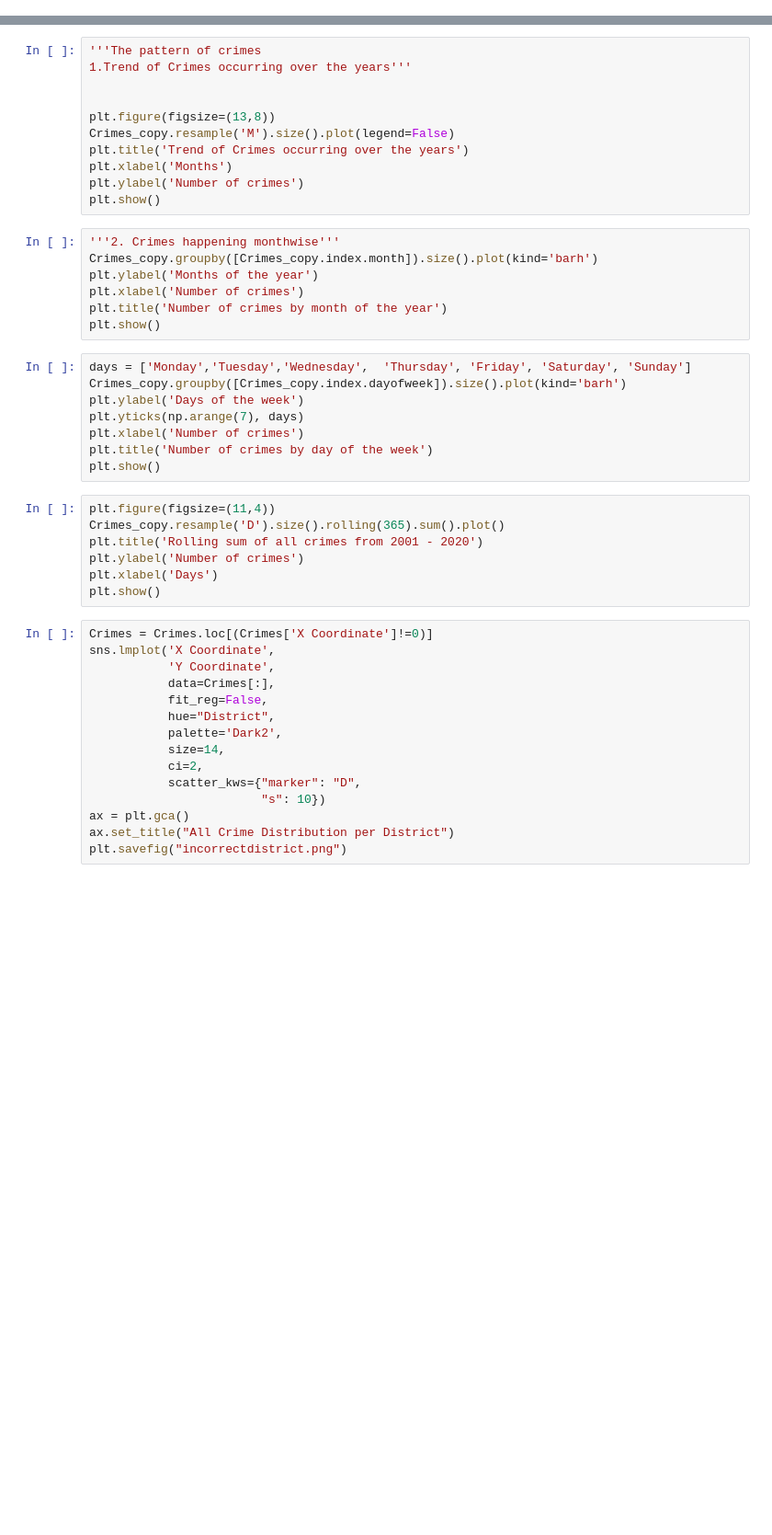
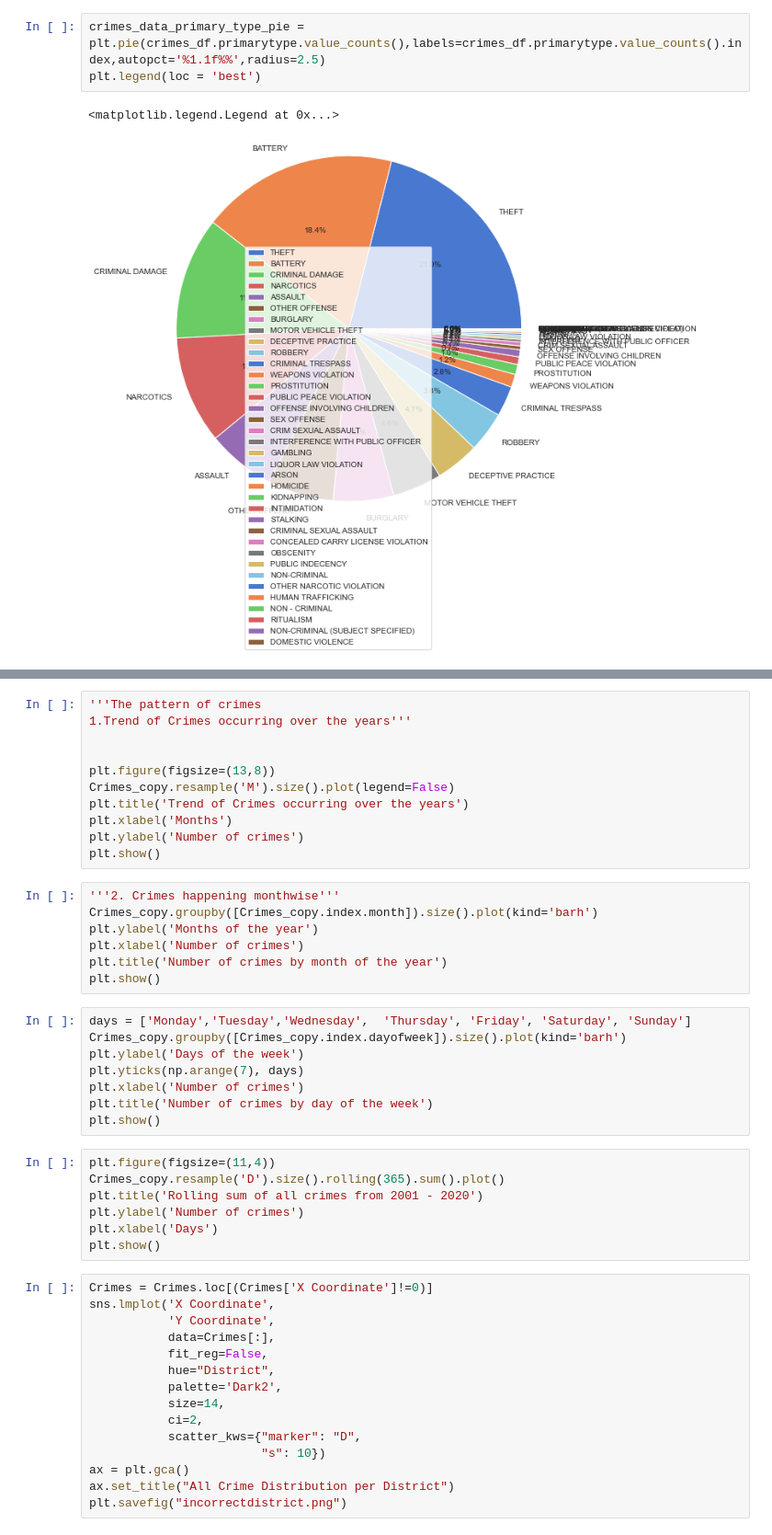
Before and after one commit to tejalvs/ChicagoCrimeAnalysis, a Jupyter notebook: Visualisations.ipynb, the cells around one changed output, grey strips where cells are left out. Shown at 92% size. Cells and saved outputs as stored; diff of their text form; blank space fills up the shorter version.

```diff
--- a/Visualisations.ipynb
+++ b/Visualisations.ipynb
@@ -13,0 +124,6 @@ sns.countplot(y= 'PrimaryType', data = Crimes_copy, order = Crimes_copy['Primary
+# %%
+crimes_data_primary_type_pie = plt.pie(crimes_df.primarytype.value_counts(),labels=crimes_df.primarytype.value_counts().index,autopct='%1.1f%%',radius=2.5)
+plt.legend(loc = 'best')
+# %% [output]
+<matplotlib.legend.Legend at 0x...>
+[figure, added]
```
Also changed, not shown: parts of 24 cells of this notebook.
